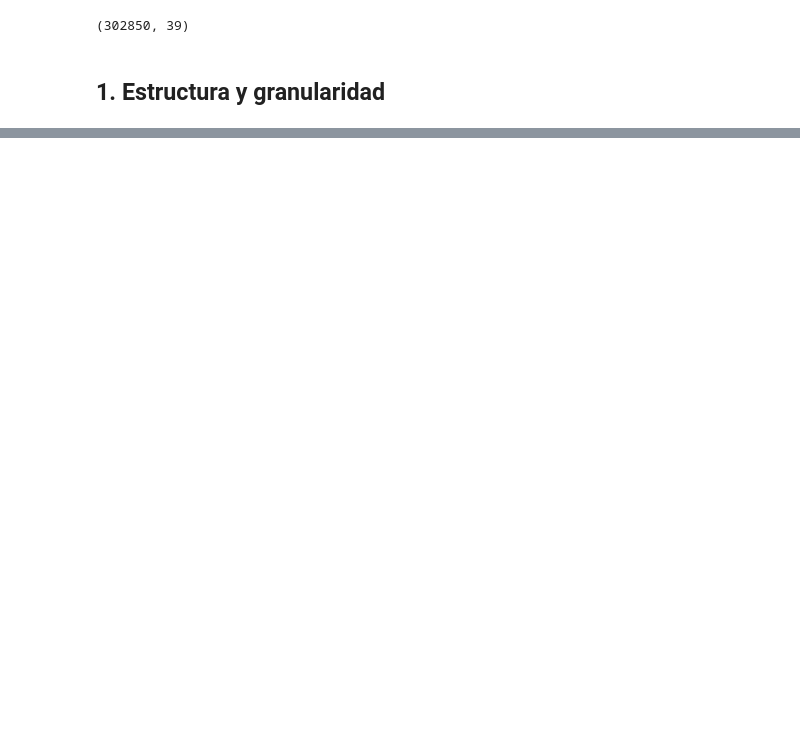
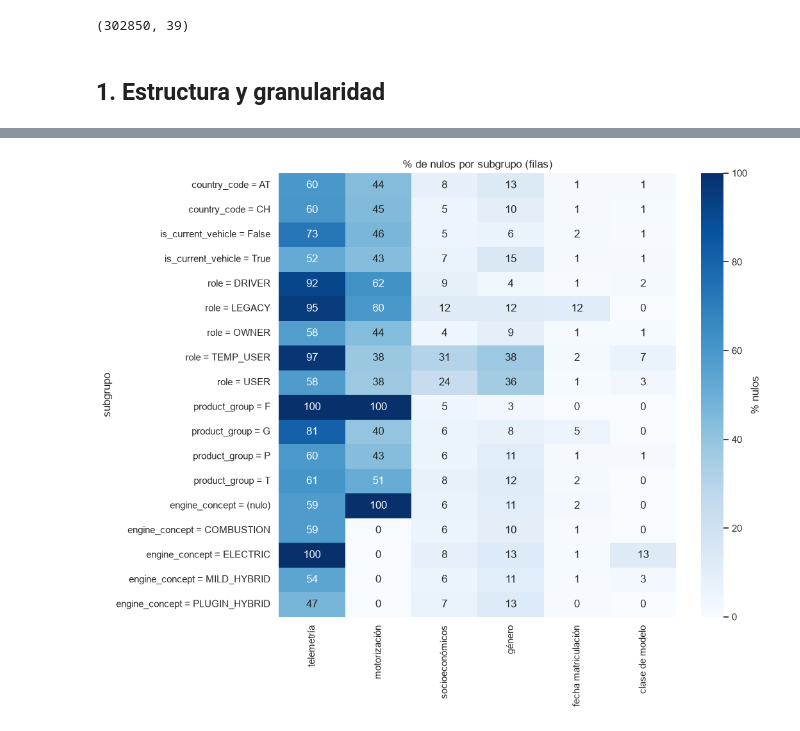
Before and after one commit to albaalibaii/Mercedes-Benz, a Jupyter notebook: Reto1_EDA.ipynb, the cells around one changed output, grey strips where cells are left out. Cells and saved outputs as stored; diff of their text form; code cells hidden in the pictures; blank space fills up the shorter version.

```diff
--- a/Reto1_EDA.ipynb
+++ b/Reto1_EDA.ipynb
@@ -383,7 +60,0 @@ plt.show()
-# %%
-fig, axes = plt.subplots(1, 3, figsize=(15, 3.8))
-for ax, c in zip(axes, ["purchasing_power_per_inhabitant_eur", "workshop_visits_warranty_goodwill", "trip_distance_average"]):
-    sns.histplot(df[c].dropna().clip(upper=df[c].quantile(.99)), bins=50, ax=ax, color="#00677F")
-    ax.set(title=c + " (recortado p99)")
-plt.tight_layout()
-plt.show()
@@ -479,0 +299,20 @@ dtype: float64
+# %%
+reg = pd.to_datetime(df["date_of_first_registration"], errors="coerce")
+FECHA_REF = reg.max()  # fecha de referencia del extracto: la matriculación más reciente
+df["anio_matriculacion"] = reg.dt.year
+df["engine_concept_"] = df["engine_concept"].fillna("(nulo)")
+cols_mec = {"speed_average": "telemetría", "engine_concept": "motorización", "purchasing_power_per_household_eur": "socioeconómicos",
+            "gender_derived": "género", "date_of_first_registration": "fecha matriculación", "model_class": "clase de modelo"}
+filas = []
+for var in ["country_code", "is_current_vehicle", "role", "product_group", "engine_concept_"]:
+    for valor, g in df.groupby(var):
+        fila = {"subgrupo": f"{var.rstrip('_')} = {valor}", "filas": len(g)}
+        fila.update({nombre: g[c].isna().mean() * 100 for c, nombre in cols_mec.items()})
+        filas.append(fila)
+tabla_mec = pd.DataFrame(filas).set_index("subgrupo")
+plt.figure(figsize=(10, 9))
+sns.heatmap(tabla_mec.drop(columns="filas"), annot=True, fmt=".0f", cmap="Blues", cbar_kws={"label": "% nulos"})
+plt.title("% de nulos por subgrupo (filas)")
+plt.show()
+# %% [output]
+[figure, added]
```
Also changed, not shown: parts of 82 cells of this notebook, 3 other files.
